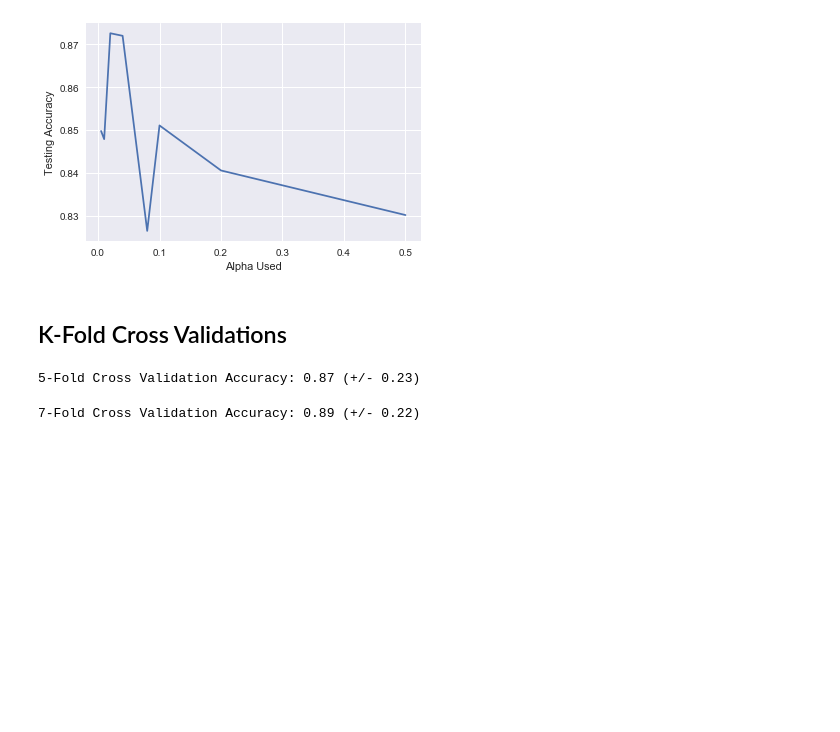
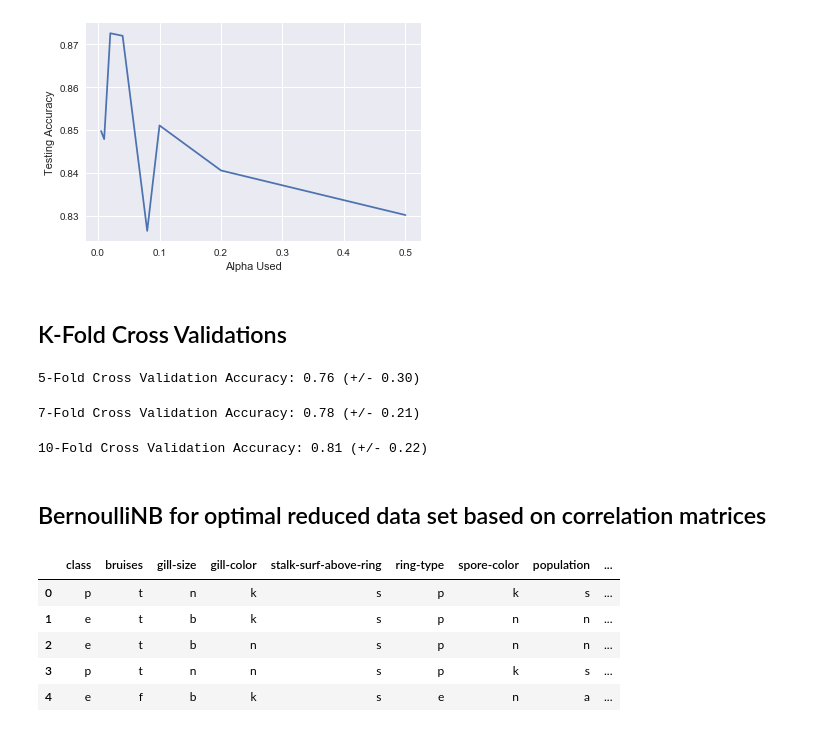
Before and after one commit to madysonmorris/Mushrooms, a Jupyter notebook: Mushroom Demo.ipynb, the cells around one changed output. Saved outputs shown, nothing was run; the diff lists cells and outputs as text; code cells hidden in the pictures; blank space fills up the shorter version.

```diff
--- a/Mushroom Demo.ipynb
+++ b/Mushroom Demo.ipynb
@@ -101,7 +101,7 @@ df_forveil.plot(kind="bar")
 ## Try out the Classifier on Different Feature Combinations
 # %%
 #drop extraneous features
-df = df.drop("veil-type", 1)
+#df = df.drop("veil-type", 1)
 
 #put the features into X (everything except the 0th column)
 X = pd.DataFrame(df, columns=df.columns[1:len(df.columns)], index=df.index)
@@ -124,7 +124,7 @@ x = pd.DataFrame(X,columns=[X.columns[0]])
 #encode each feature column and add it to x_train
 for colname in X.columns:
     le.fit(X[colname])
-    print(colname, le.classes_)
+    #print(colname, le.classes_)
     x[colname] = le.transform(X[colname])
 
 print('\nExample Feature Values - row 1 in X:')
@@ -224,24 +224,37 @@ plt.show()
 ## K-Fold Cross Validations
 # %%
 from sklearn.model_selection import cross_val_score
-from sklearn import svm
-
 #5-fold cross validation
-clf = svm.SVC(kernel='linear', C=1)
-scores = cross_val_score(clf, x, y, cv=5)
+skgnb = BernoulliNB(alpha=0.02)
+skgnb.fit(x_train,y_train)
+scores = cross_val_score(skgnb, x, y, cv=5)
 
 print("5-Fold Cross Validation Accuracy: %0.2f (+/- %0.2f)" % (scores.mean(), scores.std() * 2))
 # %% [output]
-5-Fold Cross Validation Accuracy: 0.87 (+/- 0.23)
+5-Fold Cross Validation Accuracy: 0.76 (+/- 0.30)
 # %%
-#7-fold cross validation
-scores = cross_val_score(clf, x, y, cv=7)
+scores = cross_val_score(skgnb, x, y, cv=7)
 
 print("7-Fold Cross Validation Accuracy: %0.2f (+/- %0.2f)" % (scores.mean(), scores.std() * 2))
 # %% [output]
-7-Fold Cross Validation Accuracy: 0.89 (+/- 0.22)
+7-Fold Cross Validation Accuracy: 0.78 (+/- 0.21)
 # %%
-#10-fold cross validation
-scores = cross_val_score(clf, x, y, cv=10)
+scores = cross_val_score(skgnb, x, y, cv=10)
 
 print("10-Fold Cross Validation Accuracy: %0.2f (+/- %0.2f)" % (scores.mean(), scores.std() * 2))
+# %% [output]
+10-Fold Cross Validation Accuracy: 0.81 (+/- 0.22)
+# %% [markdown]
+## BernoulliNB for optimal reduced data set based on correlation matrices
+# %%
+#drop extraneous features
+df_r3 = df.loc[:,('class','bruises','gill-size','gill-color','stalk-surf-above-ring','ring-type','spore-color','population','habitat')]
+
+df_r3.head()
+# %% [output]
+|  | class | bruises | gill-size | gill-color | stalk-surf-above-ring | ring-type | spore-color | population | ... |
+| 0 | p | t | n | k | s | p | k | s | ... |
+| 1 | e | t | b | k | s | p | n | n | ... |
+| 2 | e | t | b | n | s | p | n | n | ... |
+| 3 | p | t | n | n | s | p | k | s | ... |
+| 4 | e | f | b | k | s | e | n | a | ... |
```
Also changed, not shown: parts of 8 cells of this notebook.
